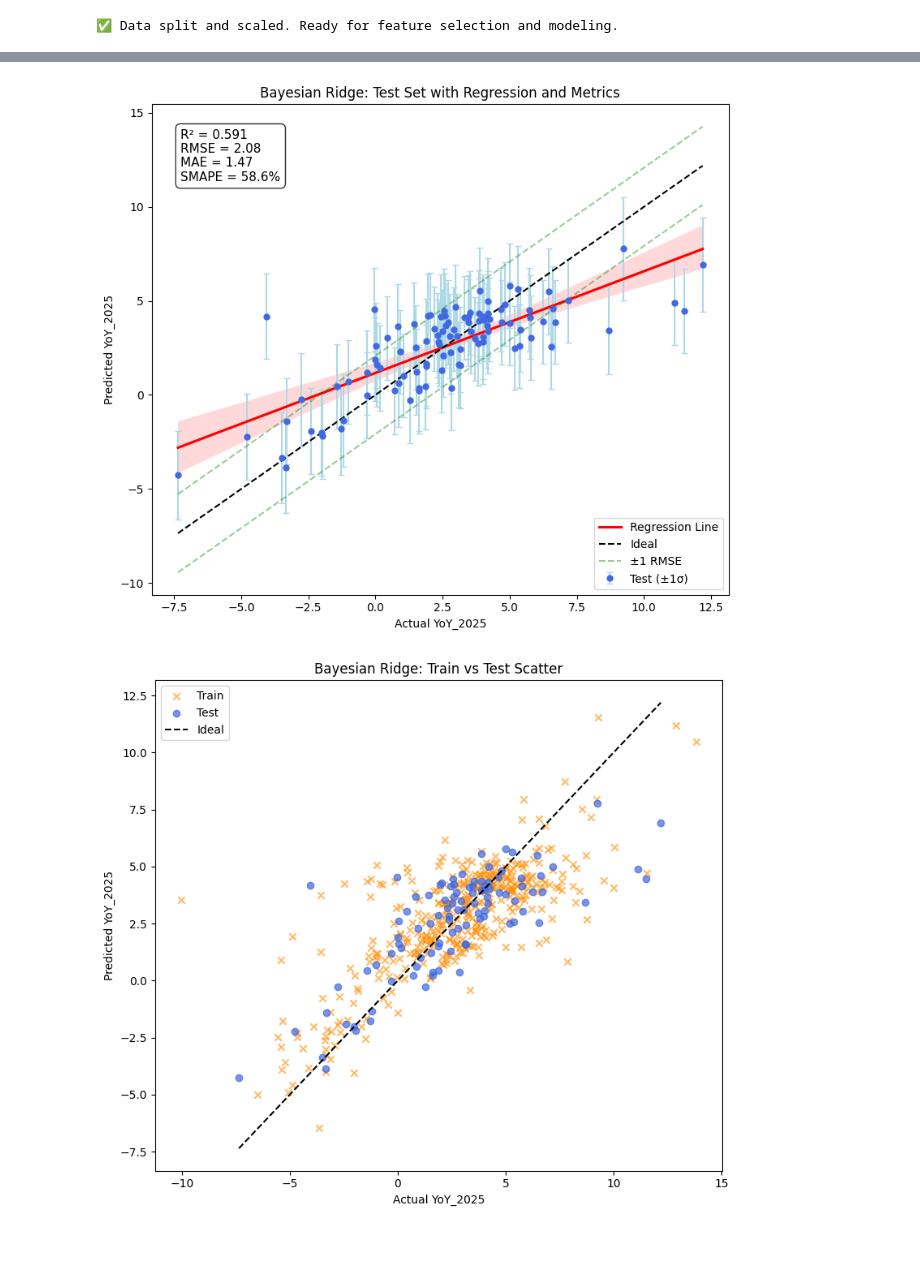
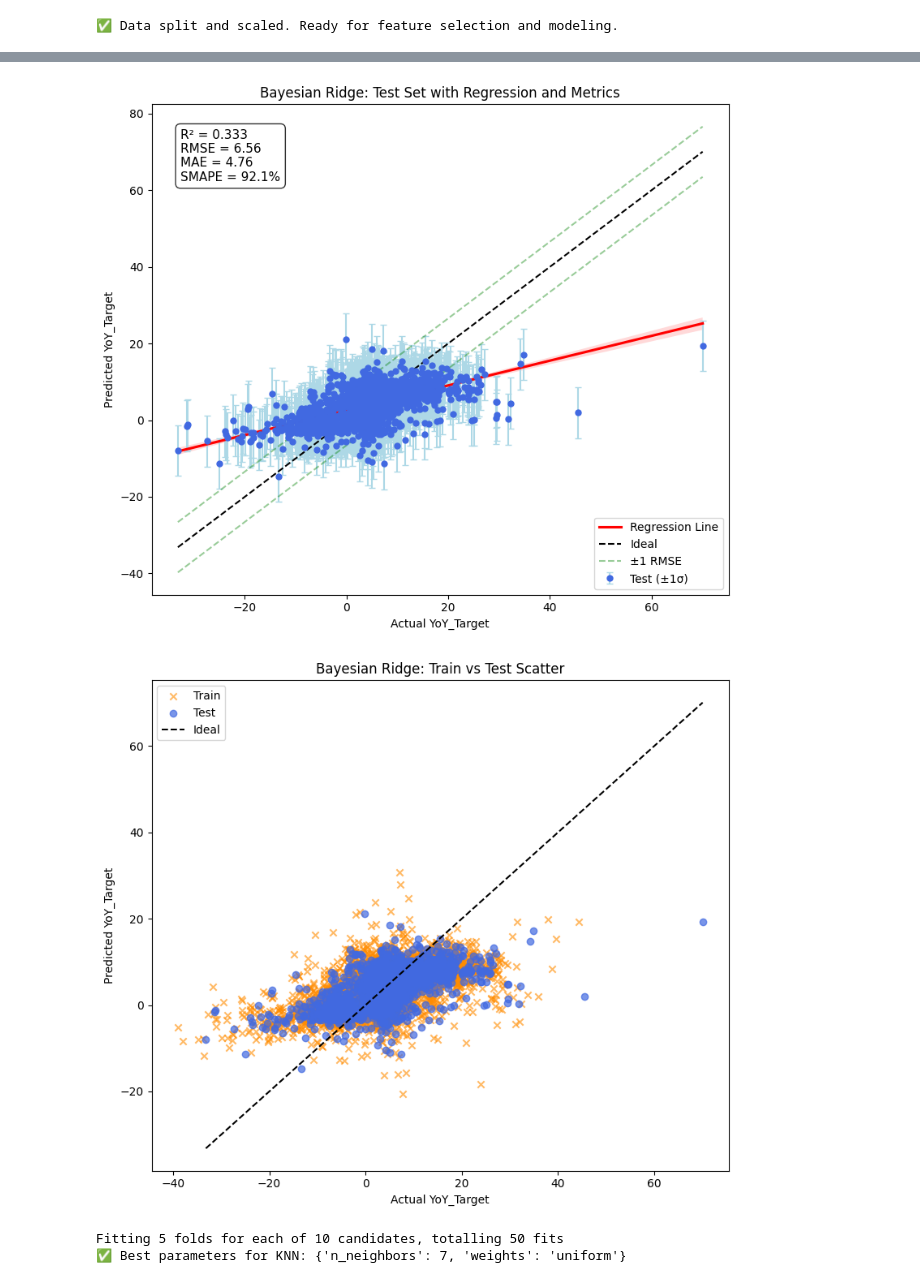
Before and after one commit to linnerlek/predicting-house-values, a Jupyter notebook: model.ipynb, the cells around one changed output, grey strips where cells are left out. Drawn from its saved outputs; the diff is of its cells as text; code cells hidden in the pictures; blank space fills up the shorter version.

```diff
--- a/model.ipynb
+++ b/model.ipynb
@@ -3,12 +3,13 @@ import pandas as pd
 import numpy as np
 from sklearn.preprocessing import StandardScaler
 from sklearn.model_selection import train_test_split
-
-# Optional: visualize or inspect
 import matplotlib.pyplot as plt
 import seaborn as sns
 
+# load dataset
 df = pd.read_csv("final_processed_dataset.csv")
 print(f"Loaded dataset with {df.shape[0]} rows and {df.shape[1]} columns.")
 df.head(0)
+df_model = df.copy()
+df_model = df_model[df_model["YoY_target"].notna()]
 # %% [output]
@@ -114,21 +71,20 @@ Shared features between both methods (12):
 # %%
 from sklearn.model_selection import cross_val_score
-from sklearn.linear_model import LinearRegression, BayesianRidge
+from sklearn.linear_model import BayesianRidge
 from sklearn.ensemble import RandomForestRegressor
+from sklearn.neighbors import KNeighborsRegressor
 import matplotlib.pyplot as plt
 import seaborn as sns
 import pandas as pd
 from sklearn.feature_selection import SelectKBest, f_regression, mutual_info_regression
 
 # settings
-max_k = 30
-k_range = range(1, max_k + 1)
+max_k = 20
 
-# model dictionary (no KNN, now using Bayesian Ridge instead)
 models = {
-    "Linear Regression": LinearRegression,
+    "Bayesian Ridge": BayesianRidge,
     "Random Forest": RandomForestRegressor,
-    "Bayesian Ridge": BayesianRidge
+    "KNN": KNeighborsRegressor
 }
 
 # loop through models
@@ -140,7 +96,7 @@ for model_name, model_class in models.items():
         sel_f = SelectKBest(score_func=f_regression, k=k)
         X_k_f = sel_f.fit_transform(X_train_scaled, y_train)
         model = model_class()
-        scores = cross_val_score(model, X_k_f, y_train, cv=5, scoring="r2")
+        scores = cross_val_score(model, X_k_f, y_train, cv=3, scoring="r2")
         for score in scores:
             plot_data.append({
                 "R²": score, "k": k,
@@ -151,7 +107,7 @@ for model_name, model_class in models.items():
         sel_mi = SelectKBest(score_func=mutual_info_regression, k=k)
         X_k_mi = sel_mi.fit_transform(X_train_scaled, y_train)
         model = model_class()
-        scores = cross_val_score(model, X_k_mi, y_train, cv=5, scoring="r2")
+        scores = cross_val_score(model, X_k_mi, y_train, cv=3, scoring="r2")
         for score in scores:
             plot_data.append({
                 "R²": score, "k": k,
@@ -176,7 +132,8 @@ for model_name, model_class in models.items():
 # %%
-from sklearn.feature_selection import SelectKBest, f_regression
-from sklearn.linear_model import LinearRegression, BayesianRidge
+from sklearn.feature_selection import SelectKBest, mutual_info_regression
+from sklearn.linear_model import BayesianRidge
 from sklearn.ensemble import RandomForestRegressor
+from sklearn.neighbors import KNeighborsRegressor
 from sklearn.model_selection import GridSearchCV
 from sklearn.metrics import r2_score, mean_squared_error, mean_absolute_error
 import matplotlib.pyplot as plt
@@ -193,30 +150,28 @@ def evaluate(y_true, y_pred):
     smape = 100 * np.mean(smape_vals)
     return r2, rmse, mae, smape
 
-# models and feature counts (leave RF uninitialized to fit with GridSearch later)
+# model configs: mutual_info only
 model_configs = {
-    "Bayesian Ridge": (BayesianRidge(), 26), #26
-    "Linear Regression": (LinearRegression(), 27), #27
-    "Random Forest (Tuned)": ("gridsearch", 15) #15
+    "Bayesian Ridge": (BayesianRidge(), 7),
+    "KNN (Tuned)": ("gridsearch_knn", 3),
+    "Random Forest (Tuned)": ("gridsearch_rf", 13)
 }
 
 for name, (model, k_features) in model_configs.items():
-    selector = SelectKBest(score_func=f_regression, k=k_features)
+    selector = SelectKBest(score_func=mutual_info_regression, k=k_features)
     X_train_sel = selector.fit_transform(X_train_scaled, y_train)
     X_test_sel = selector.transform(X_test_scaled)
 
-    # Handle RF grid search
-    if name == "Random Forest (Tuned)":
+    if model == "gridsearch_rf":
         param_grid = {
             'n_estimators': [100, 200, 300],
             'max_depth': [None, 5, 10, 20],
             'min_samples_split': [2, 5, 10],
             'min_samples_leaf': [1, 2, 4]
         }
-
-        rf_base = RandomForestRegressor(random_state=42)
+        base = RandomForestRegressor(random_state=42)
         grid_search = GridSearchCV(
-            estimator=rf_base,
+            estimator=base,
             param_grid=param_grid,
             cv=5,
             scoring='r2',
@@ -227,9 +182,26 @@ for name, (model, k_features) in model_configs.items():
         model = grid_search.best_estimator_
         print(f"✅ Best parameters for Random Forest: {grid_search.best_params_}")
 
+    elif model == "gridsearch_knn":
+        param_grid = {
+            'n_neighbors': [3, 4, 5, 6, 7],
+            'weights': ['uniform', 'distance']
+        }
+        base = KNeighborsRegressor()
+        grid_search = GridSearchCV(
+            estimator=base,
+            param_grid=param_grid,
+            cv=5,
+            scoring='r2',
+            n_jobs=-1,
+            verbose=1
+        )
+        grid_search.fit(X_train_sel, y_train)
+        model = grid_search.best_estimator_
+        print(f"✅ Best parameters for KNN: {grid_search.best_params_}")
+
     model.fit(X_train_sel, y_train)
 
-    # predict
     if name == "Bayesian Ridge":
         y_test_pred, y_test_std = model.predict(X_test_sel, return_std=True)
     else:
@@ -252,36 +224,38 @@ for name, (model, k_features) in model_configs.items():
     lims = [min(y_test.min(), y_test_pred.min()), max(y_test.max(), y_test_pred.max())]
     plt.plot(lims, lims, 'k--', label='Ideal')
     plt.plot(lims, [l + rmse for l in lims], 'g--', alpha=0.4, label='±1 RMSE')
     plt.plot(lims, [l - rmse for l in lims], 'g--', alpha=0.4)
 
     metrics_text = (
         f"R² = {r2:.3f}\n"
         f"RMSE = {rmse:.2f}\n"
         f"MAE = {mae:.2f}\n"
         f"SMAPE = {smape:.1f}%"
     )
     plt.text(0.05, 0.95, metrics_text, transform=plt.gca().transAxes,
              fontsize=11, verticalalignment='top',
              bbox=dict(boxstyle='round,pad=0.4', facecolor='white', alpha=0.8))
 
-    plt.xlabel("Actual YoY_2025")
-    plt.ylabel("Predicted YoY_2025")
+    plt.xlabel("Actual YoY_Target")
+    plt.ylabel("Predicted YoY_Target")
     plt.title(f"{name}: Test Set with Regression and Metrics")
     plt.legend()
     plt.tight_layout()
     plt.show()
 
     # Plot 2: Train vs Test
     plt.figure(figsize=(8, 7))
     plt.scatter(y_train, y_train_pred, alpha=0.6, marker='x', color='darkorange', label='Train')
     plt.scatter(y_test, y_test_pred, alpha=0.7, marker='o', color='royalblue', label='Test')
     plt.plot(lims, lims, 'k--', label='Ideal')
-    plt.xlabel("Actual YoY_2025")
-    plt.ylabel("Predicted YoY_2025")
+    plt.xlabel("Actual YoY_Target")
+    plt.ylabel("Predicted YoY_Target")
     plt.title(f"{name}: Train vs Test Scatter")
     plt.legend()
     plt.tight_layout()
     plt.show()
 # %% [output]
-[figure, old version]
+[figure, new version]
-[figure, old version]
+[figure, new version]
+Fitting 5 folds for each of 10 candidates, totalling 50 fits
+✅ Best parameters for KNN: {'n_neighbors': 7, 'weights': 'uniform'}
```
Also changed, not shown: parts of 7 cells of this notebook, 2 other files.
